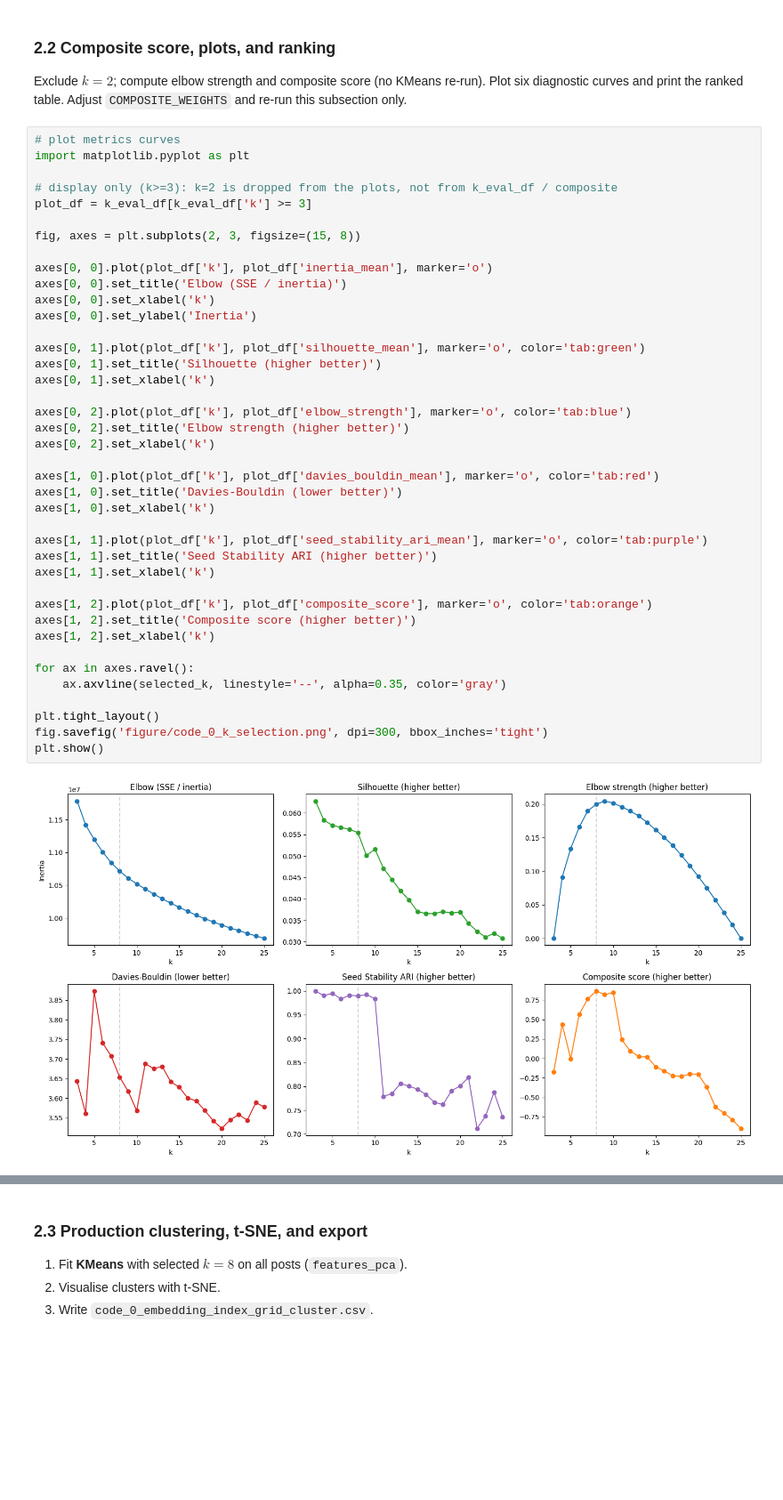
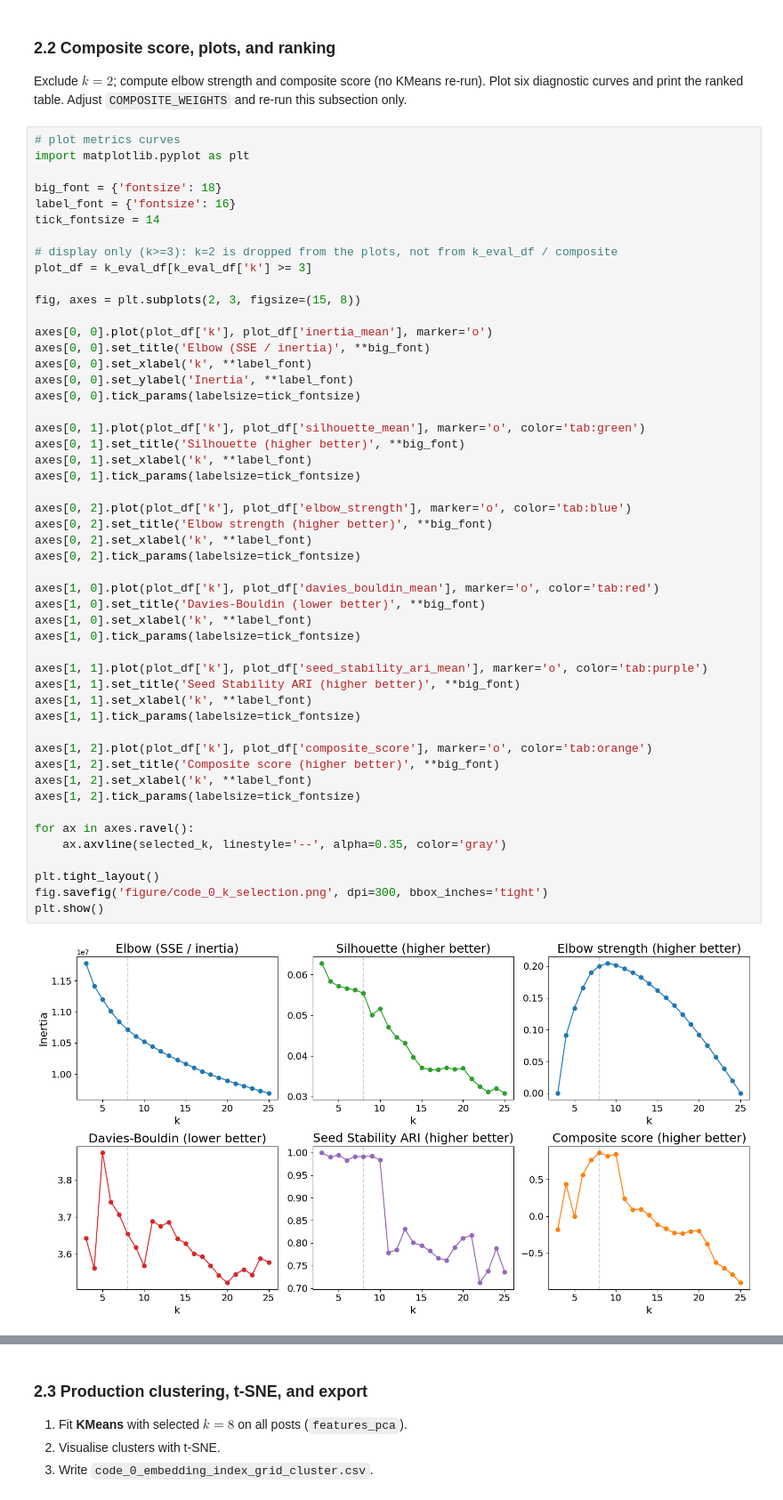
Before and after one commit to Sijie-Yang/Urban-Comfort-Potential, a Jupyter notebook: code_0_social_media_post_embedding.ipynb, the cells around one changed output, grey strips where cells are left out. Shown at 89% size. Saved outputs shown, nothing was run; the diff lists cells and outputs as text; blank space fills up the shorter version.

```diff
--- a/code_0_social_media_post_embedding.ipynb
+++ b/code_0_social_media_post_embedding.ipynb
@@ -492,45 +493,55 @@ Exclude $k=2$; compute elbow strength and composite score (no KMeans re-run). Pl
 # %%
 # plot metrics curves
 import matplotlib.pyplot as plt
+
+big_font = {'fontsize': 18}
+label_font = {'fontsize': 16}
+tick_fontsize = 14
 
 # display only (k>=3): k=2 is dropped from the plots, not from k_eval_df / composite
 plot_df = k_eval_df[k_eval_df['k'] >= 3]
 
 fig, axes = plt.subplots(2, 3, figsize=(15, 8))
 
 axes[0, 0].plot(plot_df['k'], plot_df['inertia_mean'], marker='o')
-axes[0, 0].set_title('Elbow (SSE / inertia)')
-axes[0, 0].set_xlabel('k')
-axes[0, 0].set_ylabel('Inertia')
+axes[0, 0].set_title('Elbow (SSE / inertia)', **big_font)
+axes[0, 0].set_xlabel('k', **label_font)
+axes[0, 0].set_ylabel('Inertia', **label_font)
+axes[0, 0].tick_params(labelsize=tick_fontsize)
 
 axes[0, 1].plot(plot_df['k'], plot_df['silhouette_mean'], marker='o', color='tab:green')
-axes[0, 1].set_title('Silhouette (higher better)')
-axes[0, 1].set_xlabel('k')
+axes[0, 1].set_title('Silhouette (higher better)', **big_font)
+axes[0, 1].set_xlabel('k', **label_font)
+axes[0, 1].tick_params(labelsize=tick_fontsize)
 
 axes[0, 2].plot(plot_df['k'], plot_df['elbow_strength'], marker='o', color='tab:blue')
-axes[0, 2].set_title('Elbow strength (higher better)')
-axes[0, 2].set_xlabel('k')
+axes[0, 2].set_title('Elbow strength (higher better)', **big_font)
+axes[0, 2].set_xlabel('k', **label_font)
+axes[0, 2].tick_params(labelsize=tick_fontsize)
 
 axes[1, 0].plot(plot_df['k'], plot_df['davies_bouldin_mean'], marker='o', color='tab:red')
-axes[1, 0].set_title('Davies-Bouldin (lower better)')
-axes[1, 0].set_xlabel('k')
+axes[1, 0].set_title('Davies-Bouldin (lower better)', **big_font)
+axes[1, 0].set_xlabel('k', **label_font)
+axes[1, 0].tick_params(labelsize=tick_fontsize)
 
 axes[1, 1].plot(plot_df['k'], plot_df['seed_stability_ari_mean'], marker='o', color='tab:purple')
-axes[1, 1].set_title('Seed Stability ARI (higher better)')
-axes[1, 1].set_xlabel('k')
+axes[1, 1].set_title('Seed Stability ARI (higher better)', **big_font)
+axes[1, 1].set_xlabel('k', **label_font)
+axes[1, 1].tick_params(labelsize=tick_fontsize)
 
 axes[1, 2].plot(plot_df['k'], plot_df['composite_score'], marker='o', color='tab:orange')
-axes[1, 2].set_title('Composite score (higher better)')
-axes[1, 2].set_xlabel('k')
+axes[1, 2].set_title('Composite score (higher better)', **big_font)
+axes[1, 2].set_xlabel('k', **label_font)
+axes[1, 2].tick_params(labelsize=tick_fontsize)
 
 for ax in axes.ravel():
     ax.axvline(selected_k, linestyle='--', alpha=0.35, color='gray')
 
 plt.tight_layout()
 fig.savefig('figure/code_0_k_selection.png', dpi=300, bbox_inches='tight')
 plt.show()
 # %% [output]
-[figure, old version]
+[figure, new version]
 # %%
 try:
     from IPython.display import display
```
Also changed, not shown: parts of 6 cells of this notebook, 32 other files.
